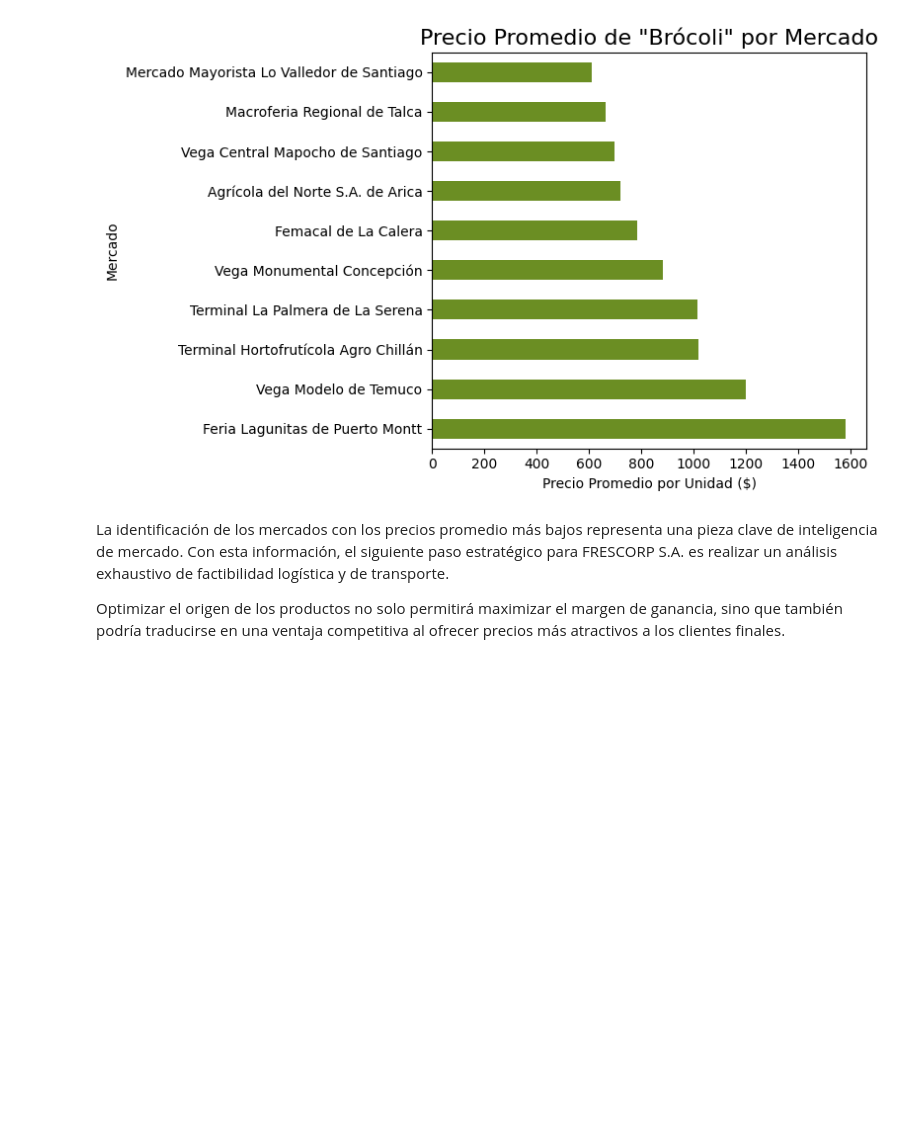
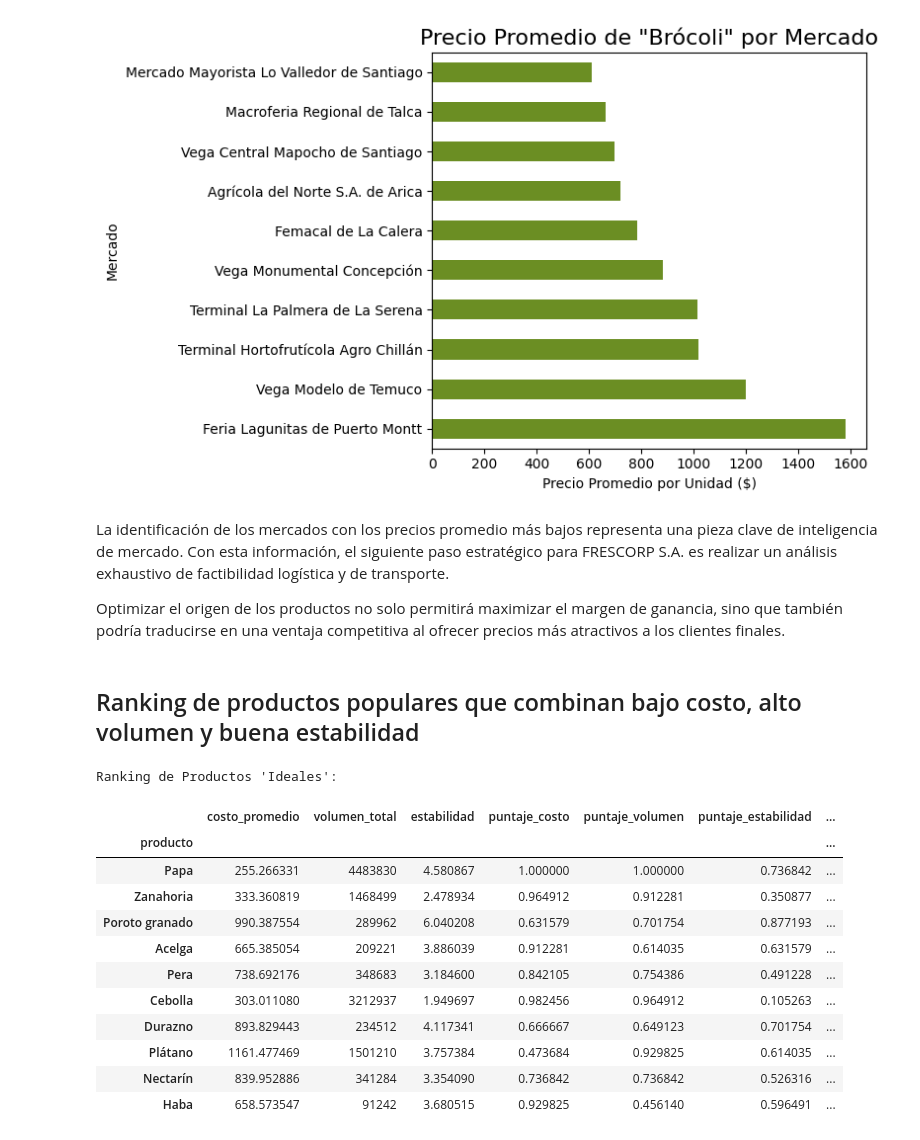
Before and after one commit to Ricardouchub/Analisis-Estrategico-de-Precios, a Jupyter notebook: Análisis Estratégico de Precios Mayoristas para el Sector Retail de Frutas y Hortalizas.ipynb, the cells around one changed output. Saved outputs shown, nothing was run; the diff lists cells and outputs as text; code cells hidden in the pictures; blank space fills up the shorter version.

```diff
--- a/Análisis Estratégico de Precios Mayoristas para el Sector Retail de Frutas y Hortalizas.ipynb
+++ b/Análisis Estratégico de Precios Mayoristas para el Sector Retail de Frutas y Hortalizas.ipynb
@@ -1059,3 +1059,49 @@ for producto in productos_populares_unidad:
 La identificación de los mercados con los precios promedio más bajos representa una pieza clave de inteligencia de mercado. Con esta información, el siguiente paso estratégico para FRESCORP S.A. es realizar un análisis exhaustivo de factibilidad logística y de transporte.
 
 Optimizar el origen de los productos no solo permitirá maximizar el margen de ganancia, sino que también podría traducirse en una ventaja competitiva al ofrecer precios más atractivos a los clientes finales.
+# %% [markdown]
+## Ranking de productos populares que combinan bajo costo, alto volumen y buena estabilidad
+# %%
+# ANÁLISIS DE PRODUCTOS POPULARES (POR KILO)
+
+# Preparación de datos (la misma que antes)
+df_kg = df1[df1['precio_por_kg'].notna()].copy()
+costo_promedio = df_kg.groupby('producto')['precio_por_kg'].mean()
+volumen_total = df_kg.groupby('producto')['volumen'].sum()
+stats_productos = df_kg.groupby('producto')['precio_por_kg'].agg(['mean', 'std']).dropna()
+stats_productos['estabilidad'] = 1 / (stats_productos['std'] / stats_productos['mean'])
+
+# Combinar
+df_ranking = pd.DataFrame({
+    'costo_promedio': costo_promedio,
+    'volumen_total': volumen_total,
+    'estabilidad': stats_productos['estabilidad']
+}).dropna()
+
+# Normalizar usando Ranking Percentil
+df_ranking['puntaje_costo'] = df_ranking['costo_promedio'].rank(ascending=False, pct=True)
+df_ranking['puntaje_volumen'] = df_ranking['volumen_total'].rank(pct=True)
+df_ranking['puntaje_estabilidad'] = df_ranking['estabilidad'].rank(pct=True)
+
+# Calcular el puntaje final
+df_ranking['puntaje_ideal'] = (df_ranking['puntaje_costo'] + df_ranking['puntaje_volumen'] + df_ranking['puntaje_estabilidad']) / 3
+
+# Ordenar y mostrar los resultados
+df_resultado_final = df_ranking.sort_values(by='puntaje_ideal', ascending=False)
+
+print("Ranking de Productos 'Ideales':")
+display(df_resultado_final.head(10))
+# %% [output]
+Ranking de Productos 'Ideales':
+|  | costo_promedio | volumen_total | estabilidad | puntaje_costo | puntaje_volumen | puntaje_estabilidad | ... |
+| producto |  |  |  |  |  |  | ... |
+| Papa | 255.266331 | 4483830 | 4.580867 | 1.000000 | 1.000000 | 0.736842 | ... |
+| Zanahoria | 333.360819 | 1468499 | 2.478934 | 0.964912 | 0.912281 | 0.350877 | ... |
+| Poroto granado | 990.387554 | 289962 | 6.040208 | 0.631579 | 0.701754 | 0.877193 | ... |
+| Acelga | 665.385054 | 209221 | 3.886039 | 0.912281 | 0.614035 | 0.631579 | ... |
+| Pera | 738.692176 | 348683 | 3.184600 | 0.842105 | 0.754386 | 0.491228 | ... |
+| Cebolla | 303.011080 | 3212937 | 1.949697 | 0.982456 | 0.964912 | 0.105263 | ... |
+| Durazno | 893.829443 | 234512 | 4.117341 | 0.666667 | 0.649123 | 0.701754 | ... |
+| Plátano | 1161.477469 | 1501210 | 3.757384 | 0.473684 | 0.929825 | 0.614035 | ... |
+| Nectarín | 839.952886 | 341284 | 3.354090 | 0.736842 | 0.736842 | 0.526316 | ... |
+| Haba | 658.573547 | 91242 | 3.680515 | 0.929825 | 0.456140 | 0.596491 | ... |
```
Also changed, not shown: parts of 12 cells of this notebook.
